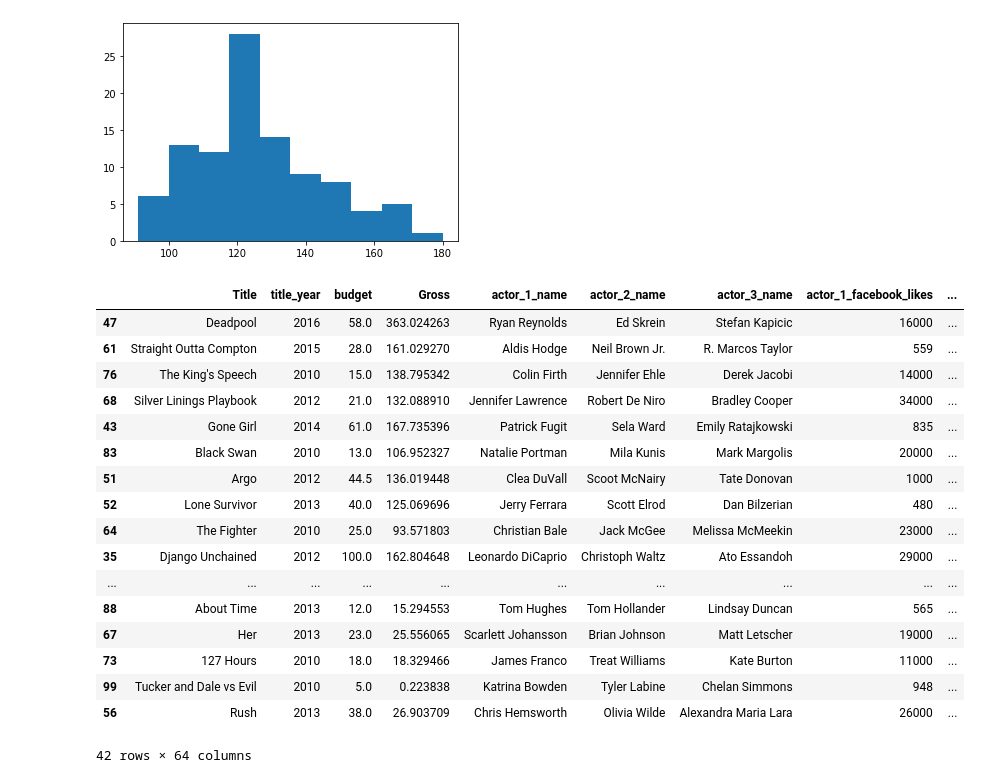
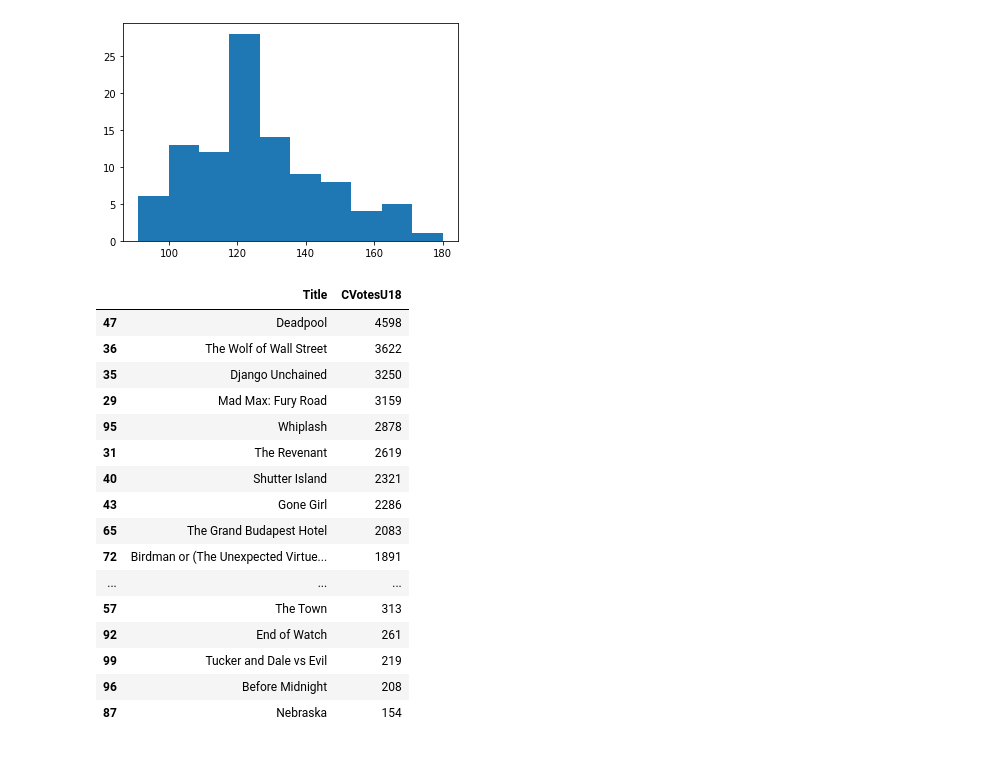
Before and after one commit to TenoNadar/Movie-Ratings, a Jupyter notebook: Movie Ratings.ipynb, the cells around one changed output. Drawn from its saved outputs; the diff is of its cells as text; code cells hidden in the pictures.

Commit message:
Data Visualization

```diff
--- a/Movie Ratings.ipynb
+++ b/Movie Ratings.ipynb
@@ -249,23 +249,22 @@ plt.show()
 # %% [output]
 [figure]
 # %%
-data.loc[data["content_rating"]=='R'].sort_values(by="CVotesU18",ascending=False,)[[]]
+data.loc[data["content_rating"]=='R'].sort_values(by="CVotesU18",ascending=False,)[["Title","CVotesU18"]]
 # %% [output]
-|  | Title | title_year | budget | Gross | actor_1_name | actor_2_name | actor_3_name | actor_1_facebook_likes | ... |
-| 47 | Deadpool | 2016 | 58.0 | 363.024263 | Ryan Reynolds | Ed Skrein | Stefan Kapicic | 16000 | ... |
-| 61 | Straight Outta Compton | 2015 | 28.0 | 161.029270 | Aldis Hodge | Neil Brown Jr. | R. Marcos Taylor | 559 | ... |
-| 76 | The King's Speech | 2010 | 15.0 | 138.795342 | Colin Firth | Jennifer Ehle | Derek Jacobi | 14000 | ... |
-| 68 | Silver Linings Playbook | 2012 | 21.0 | 132.088910 | Jennifer Lawrence | Robert De Niro | Bradley Cooper | 34000 | ... |
-| 43 | Gone Girl | 2014 | 61.0 | 167.735396 | Patrick Fugit | Sela Ward | Emily Ratajkowski | 835 | ... |
-| 83 | Black Swan | 2010 | 13.0 | 106.952327 | Natalie Portman | Mila Kunis | Mark Margolis | 20000 | ... |
-| 51 | Argo | 2012 | 44.5 | 136.019448 | Clea DuVall | Scoot McNairy | Tate Donovan | 1000 | ... |
-| 52 | Lone Survivor | 2013 | 40.0 | 125.069696 | Jerry Ferrara | Scott Elrod | Dan Bilzerian | 480 | ... |
-| 64 | The Fighter | 2010 | 25.0 | 93.571803 | Christian Bale | Jack McGee | Melissa McMeekin | 23000 | ... |
-| 35 | Django Unchained | 2012 | 100.0 | 162.804648 | Leonardo DiCaprio | Christoph Waltz | Ato Essandoh | 29000 | ... |
-| ... | ... | ... | ... | ... | ... | ... | ... | ... | ... |
-| 88 | About Time | 2013 | 12.0 | 15.294553 | Tom Hughes | Tom Hollander | Lindsay Duncan | 565 | ... |
-| 67 | Her | 2013 | 23.0 | 25.556065 | Scarlett Johansson | Brian Johnson | Matt Letscher | 19000 | ... |
-| 73 | 127 Hours | 2010 | 18.0 | 18.329466 | James Franco | Treat Williams | Kate Burton | 11000 | ... |
-| 99 | Tucker and Dale vs Evil | 2010 | 5.0 | 0.223838 | Katrina Bowden | Tyler Labine | Chelan Simmons | 948 | ... |
-| 56 | Rush | 2013 | 38.0 | 26.903709 | Chris Hemsworth | Olivia Wilde | Alexandra Maria Lara | 26000 | ... |
+|  | Title | CVotesU18 |
+| 47 | Deadpool | 4598 |
+| 36 | The Wolf of Wall Street | 3622 |
+| 35 | Django Unchained | 3250 |
+| 29 | Mad Max: Fury Road | 3159 |
+| 95 | Whiplash | 2878 |
+| 31 | The Revenant | 2619 |
+| 40 | Shutter Island | 2321 |
+| 43 | Gone Girl | 2286 |
+| 65 | The Grand Budapest Hotel | 2083 |
+| 72 | Birdman or (The Unexpected Virtue... | 1891 |
+| ... | ... | ... |
+| 57 | The Town | 313 |
+| 92 | End of Watch | 261 |
+| 99 | Tucker and Dale vs Evil | 219 |
+| 96 | Before Midnight | 208 |
+| 87 | Nebraska | 154 |
-42 rows × 64 columns
```
